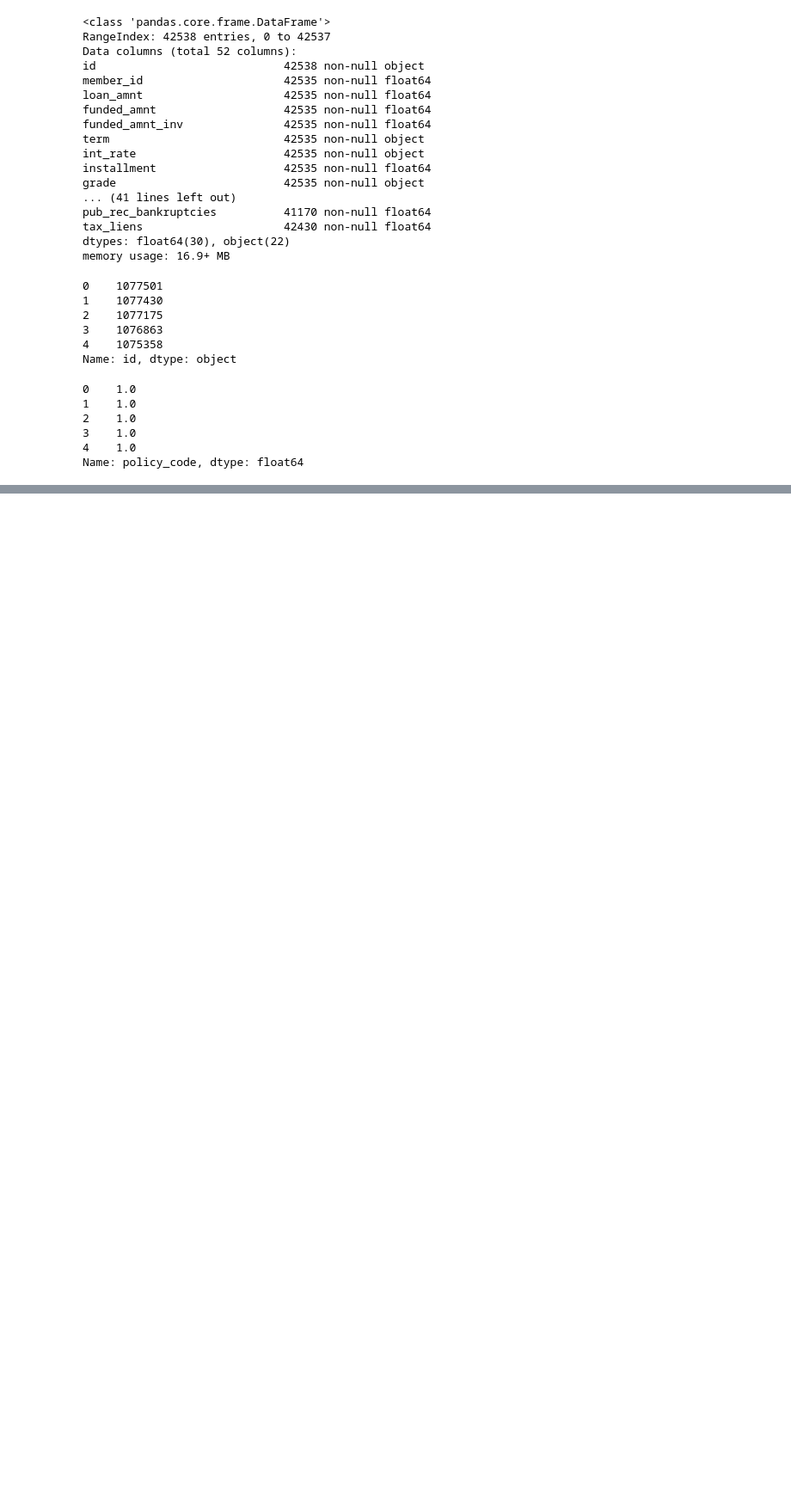
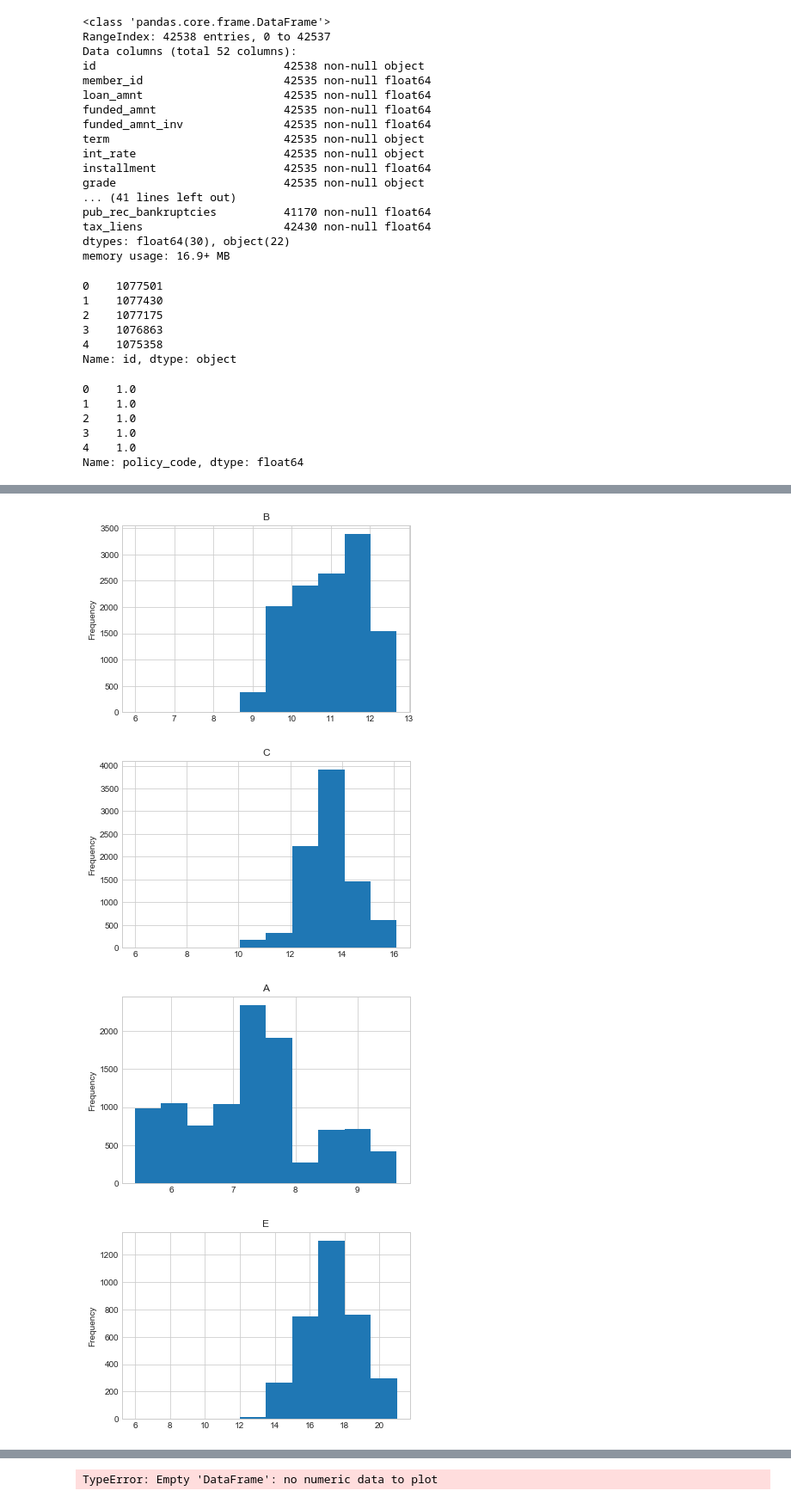
Before and after one commit to torben90/NF_Prj_LendingClub, a Jupyter notebook: sub_notebooks/Ini_EDA.ipynb, the cells around one changed output, grey strips where cells are left out. Shown at 86% size. Saved outputs shown, nothing was run; the diff lists cells and outputs as text; code cells hidden in the pictures; blank space fills up the shorter version.

```diff
--- a/sub_notebooks/Ini_EDA.ipynb
+++ b/sub_notebooks/Ini_EDA.ipynb
@@ -91,0 +135,10 @@ Name: policy_code, dtype: float64
+# %%
+for g in df.grade.unique():
+    df[df.grade == g].int_rate.apply(lambda x: str(x).replace('%','')).astype('float64').plot.hist()
+    plt.title(g)
+    plt.show()
+# %% [output]
+[figure, added]
+[figure, added]
+[figure, added]
+[figure, added]
@@ -91,0 +148 @@ Name: policy_code, dtype: float64
+TypeError: Empty 'DataFrame': no numeric data to plot
```
Also changed, not shown: parts of 4 cells of this notebook, 5 other files.
